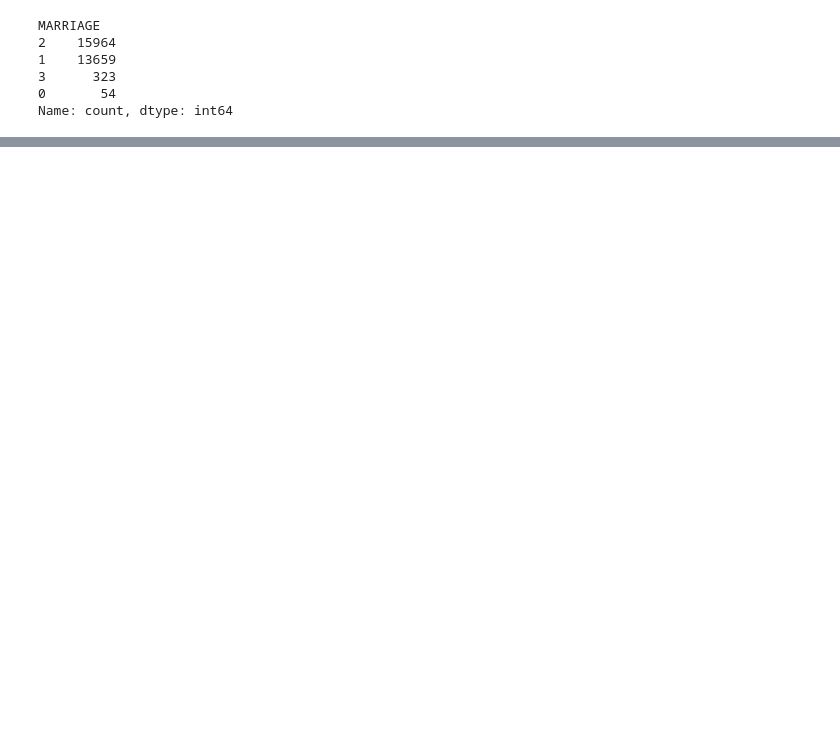
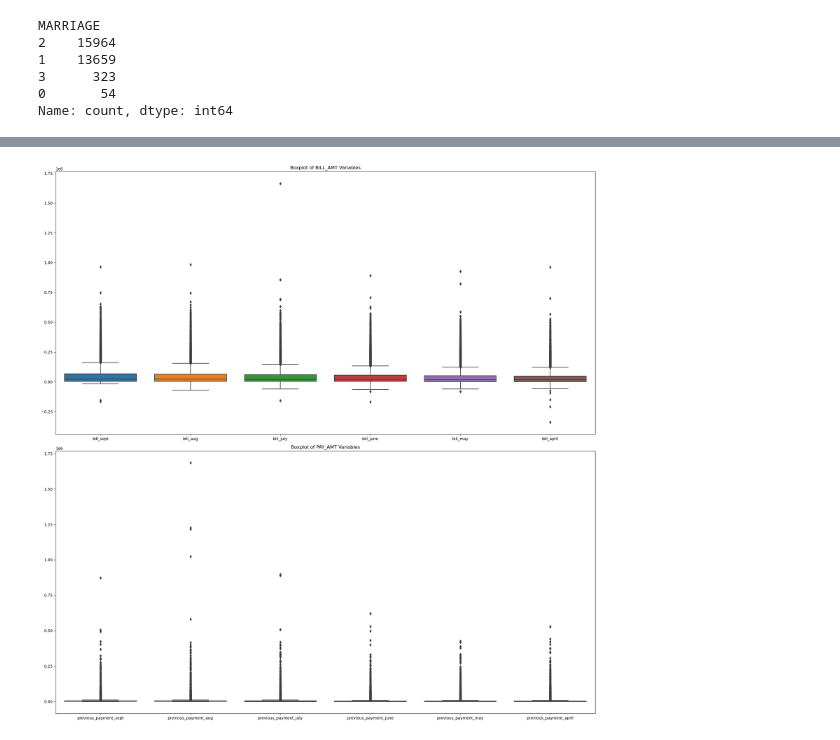
Before and after one commit to leoadkn/Springboard-Capstone-2, a Jupyter notebook: Data wrangling capstone #2.ipynb, the cells around one changed output, grey strips where cells are left out. Cells and saved outputs as stored; diff of their text form; code cells hidden in the pictures; blank space fills up the shorter version.

```diff
--- a/Data wrangling capstone #2.ipynb
+++ b/Data wrangling capstone #2.ipynb
@@ -136,4 +174,4 @@ EDUCATION
 Name: count, dtype: int64
 # %%
 # Replacing certain values in the 'EDUCATION' column for better categorization
-data['EDUCATION'] = data['EDUCATION'].replace([0, 5, 6], 4)
+data['EDUCATION'] = data['EDUCATION'].replace([4, 5, 6], 0)
@@ -147,6 +194,3 @@ MARRIAGE
 3      323
 0       54
 Name: count, dtype: int64
-# %%
-# Replacing a specific value in the 'MARRIAGE' column for better categorization
-data['MARRIAGE'] = data['MARRIAGE'].replace(0, 3)
@@ -179,0 +197,8 @@ data.head()
+# %%
+# Convert 'SEX', 'EDUCATION', and 'MARRIAGE' to categorical variables and Convert 'default' to binary (0 or 1)
+data['SEX'] = data['SEX'].astype('category')
+data['EDUCATION'] = data['EDUCATION'].astype('category')
+data['MARRIAGE'] = data['MARRIAGE'].astype('category')
+data['default'] = data['default'].astype('category')
+# Displaying the updated DataFrame with categorical variables
+data.info()
@@ -179,0 +223,8 @@ data.head()
+# %%
+# Replace numerical values with labels for 'SEX', 'EDUCATION', and 'MARRIAGE'
+data['SEX'] = data['SEX'].map({1: 'Male', 2: 'Female'})
+data['EDUCATION'] = data['EDUCATION'].map({1: 'Graduate School', 2: 'University', 3: 'High School', 0: 'Others'})
+data['MARRIAGE'] = data['MARRIAGE'].map({1: 'Married', 2: 'Single',3: 'Divorce', 0: 'Others'})
+
+
+data.head()
@@ -179,0 +239,21 @@ data.head()
+# %%
+#Boxplot to vizualize outliers
+# Selecting relevant columns
+bill_amt_columns = ['bill_sept', 'bill_aug', 'bill_july', 'bill_june', 'bill_may', 'bill_april']
+pay_amt_columns = ['previous_payment_sept', 'previous_payment_aug', 'previous_payment_july', 'previous_payment_june', 'previous_payment_may', 'previous_payment_april']
+
+# Creating subplots for boxplots
+fig, axes = plt.subplots(nrows=2, ncols=1, figsize=(20, 20))
+
+# Boxplot for BILL_AMT variables
+sns.boxplot(data=data[bill_amt_columns], ax=axes[0])
+axes[0].set_title('Boxplot of BILL_AMT Variables')
+
+# Boxplot for PAY_AMT variables
+sns.boxplot(data=data[pay_amt_columns], ax=axes[1])
+axes[1].set_title('Boxplot of PAY_AMT Variables')
+
+plt.tight_layout()
+plt.show()
+# %% [output]
+[figure, added]
```
Also changed, not shown: parts of 19 cells of this notebook.
